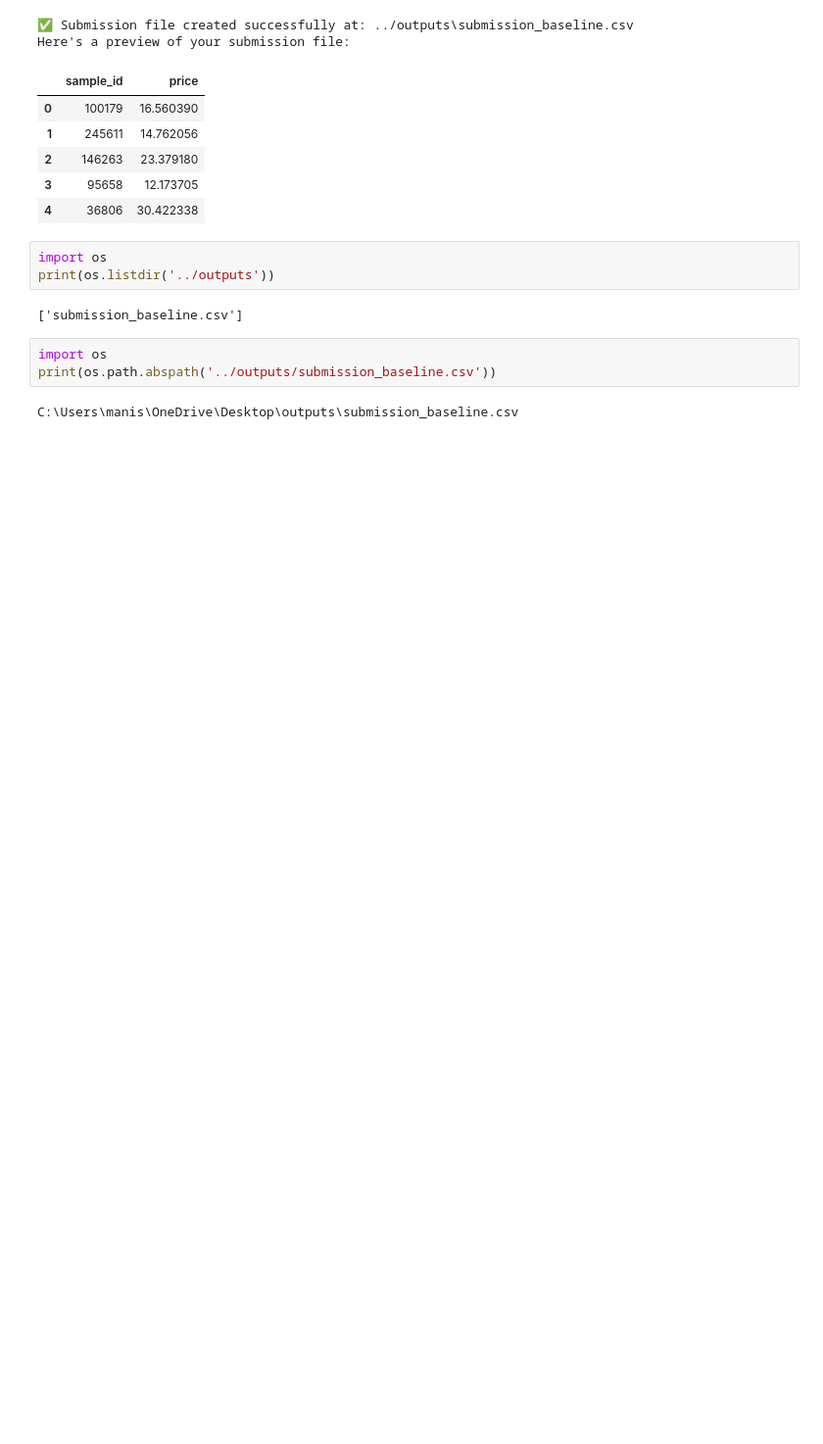
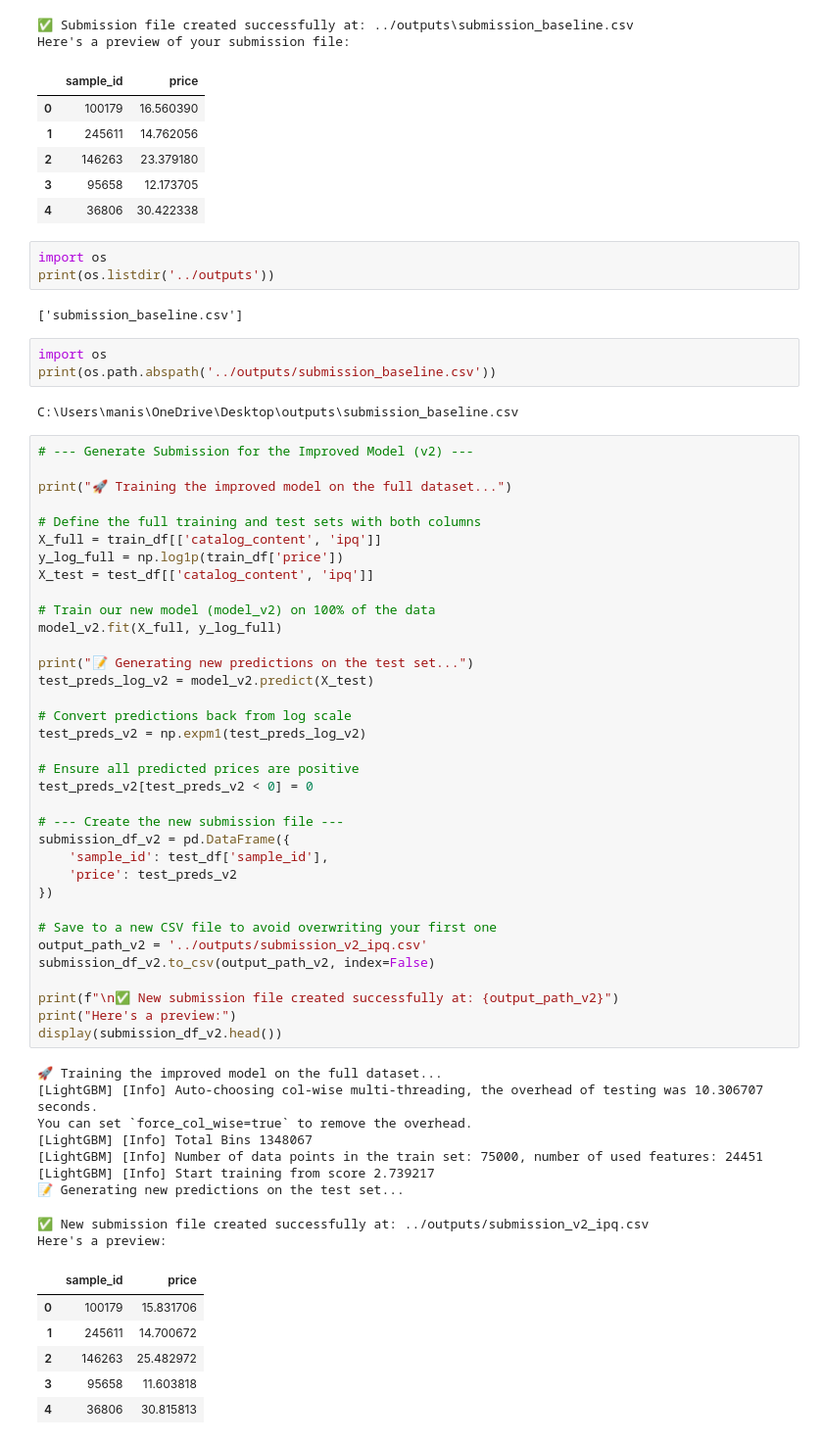
Before and after one commit to manishaagangadevi/price-prediction, a Jupyter notebook: notebooks/01_EDA_and_Baseline.ipynb, the cells around one changed output. Shown at 98% size. Cells and saved outputs as stored; diff of their text form; blank space fills up the shorter version.

```diff
--- a/notebooks/01_EDA_and_Baseline.ipynb
+++ b/notebooks/01_EDA_and_Baseline.ipynb
@@ -198,3 +337,54 @@ import os
 print(os.path.abspath('../outputs/submission_baseline.csv'))
 # %% [output]
 C:\Users\manis\OneDrive\Desktop\outputs\submission_baseline.csv
+# %%
+# --- Generate Submission for the Improved Model (v2) ---
+
+print("🚀 Training the improved model on the full dataset...")
+
+# Define the full training and test sets with both columns
+X_full = train_df[['catalog_content', 'ipq']]
+y_log_full = np.log1p(train_df['price'])
+X_test = test_df[['catalog_content', 'ipq']]
+
+# Train our new model (model_v2) on 100% of the data
+model_v2.fit(X_full, y_log_full)
+
+print("📝 Generating new predictions on the test set...")
+test_preds_log_v2 = model_v2.predict(X_test)
+
+# Convert predictions back from log scale
+test_preds_v2 = np.expm1(test_preds_log_v2)
+
+# Ensure all predicted prices are positive
+test_preds_v2[test_preds_v2 < 0] = 0
+
+# --- Create the new submission file ---
+submission_df_v2 = pd.DataFrame({
+    'sample_id': test_df['sample_id'],
+    'price': test_preds_v2
+})
+
+# Save to a new CSV file to avoid overwriting your first one
+output_path_v2 = '../outputs/submission_v2_ipq.csv'
+submission_df_v2.to_csv(output_path_v2, index=False)
+
+print(f"\n✅ New submission file created successfully at: {output_path_v2}")
+print("Here's a preview:")
+display(submission_df_v2.head())
+# %% [output]
+🚀 Training the improved model on the full dataset...
+[LightGBM] [Info] Auto-choosing col-wise multi-threading, the overhead of testing was 10.306707 seconds.
+You can set `force_col_wise=true` to remove the overhead.
+[LightGBM] [Info] Total Bins 1348067
+[LightGBM] [Info] Number of data points in the train set: 75000, number of used features: 24451
+[LightGBM] [Info] Start training from score 2.739217
+📝 Generating new predictions on the test set...
+✅ New submission file created successfully at: ../outputs/submission_v2_ipq.csv
+Here's a preview:
+|  | sample_id | price |
+| 0 | 100179 | 15.831706 |
+| 1 | 245611 | 14.700672 |
+| 2 | 146263 | 25.482972 |
+| 3 | 95658 | 11.603818 |
+| 4 | 36806 | 30.815813 |
```
Also changed, not shown: parts of 6 cells of this notebook.
